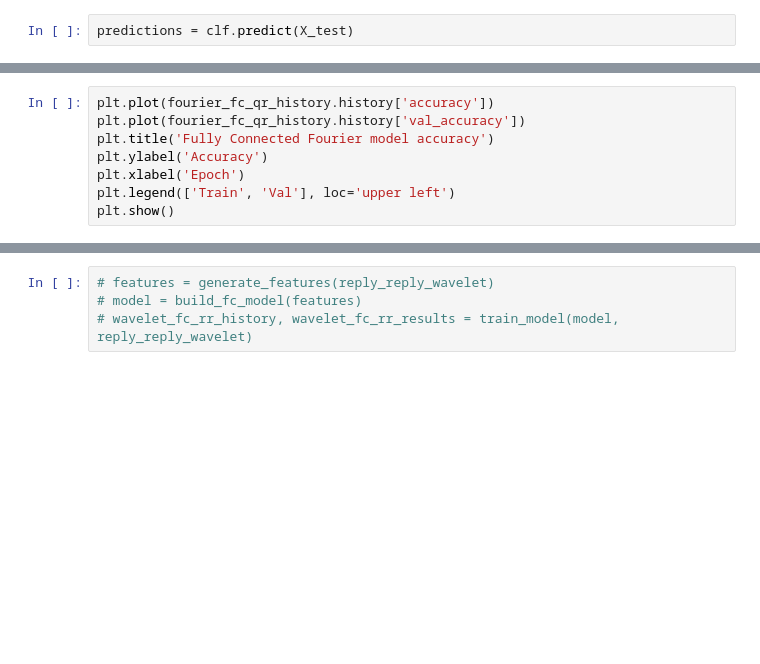
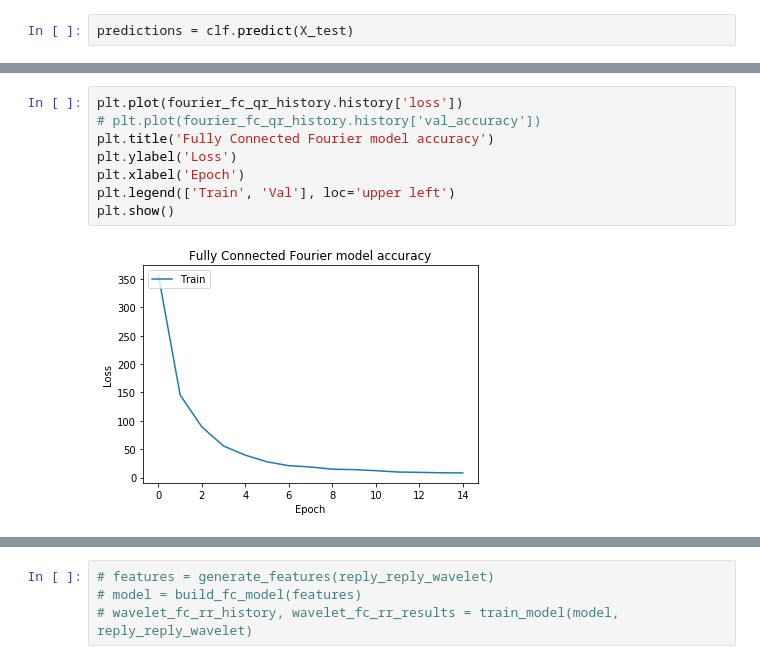
Before and after one commit to erickgalinkin/jhu_masters, a Jupyter notebook: code/EDA.ipynb, the cells around one changed output, grey strips where cells are left out. Saved outputs shown, nothing was run; the diff lists cells and outputs as text; blank space fills up the shorter version.

```diff
--- a/code/EDA.ipynb
+++ b/code/EDA.ipynb
@@ -152,11 +187,13 @@ fourier_fc_qr_history, fourier_fc_qr_results = train_model(model, request_reply_
 # %%
-plt.plot(fourier_fc_qr_history.history['accuracy'])
-plt.plot(fourier_fc_qr_history.history['val_accuracy'])
+plt.plot(fourier_fc_qr_history.history['loss'])
+# plt.plot(fourier_fc_qr_history.history['val_accuracy'])
 plt.title('Fully Connected Fourier model accuracy')
-plt.ylabel('Accuracy')
+plt.ylabel('Loss')
 plt.xlabel('Epoch')
 plt.legend(['Train', 'Val'], loc='upper left')
 plt.show()
+# %% [output]
+[figure, added]
 # %%
 features = generate_features(request_reply_fourier)
 model = build_conv_model(features)
```
Also changed, not shown: parts of 19 cells of this notebook, 2 other files.
